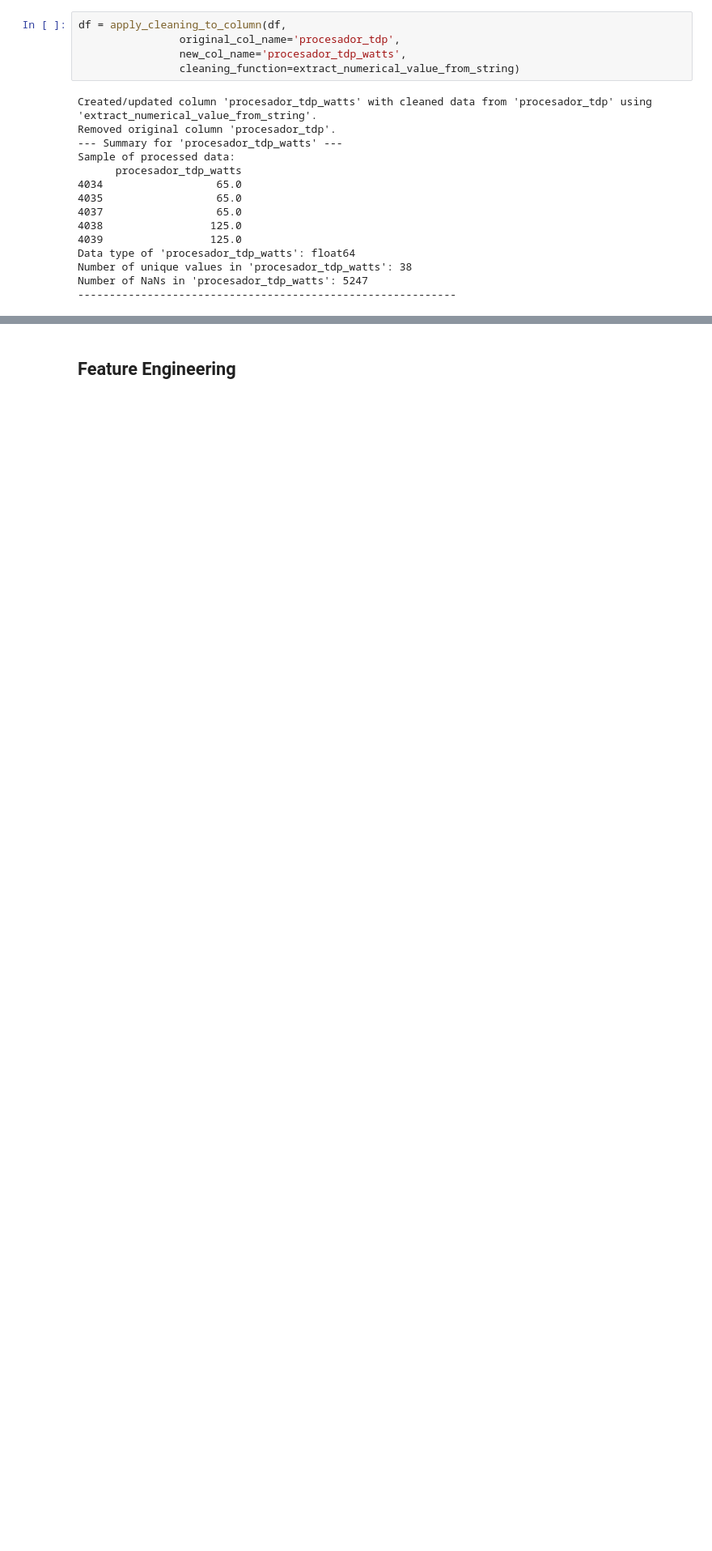
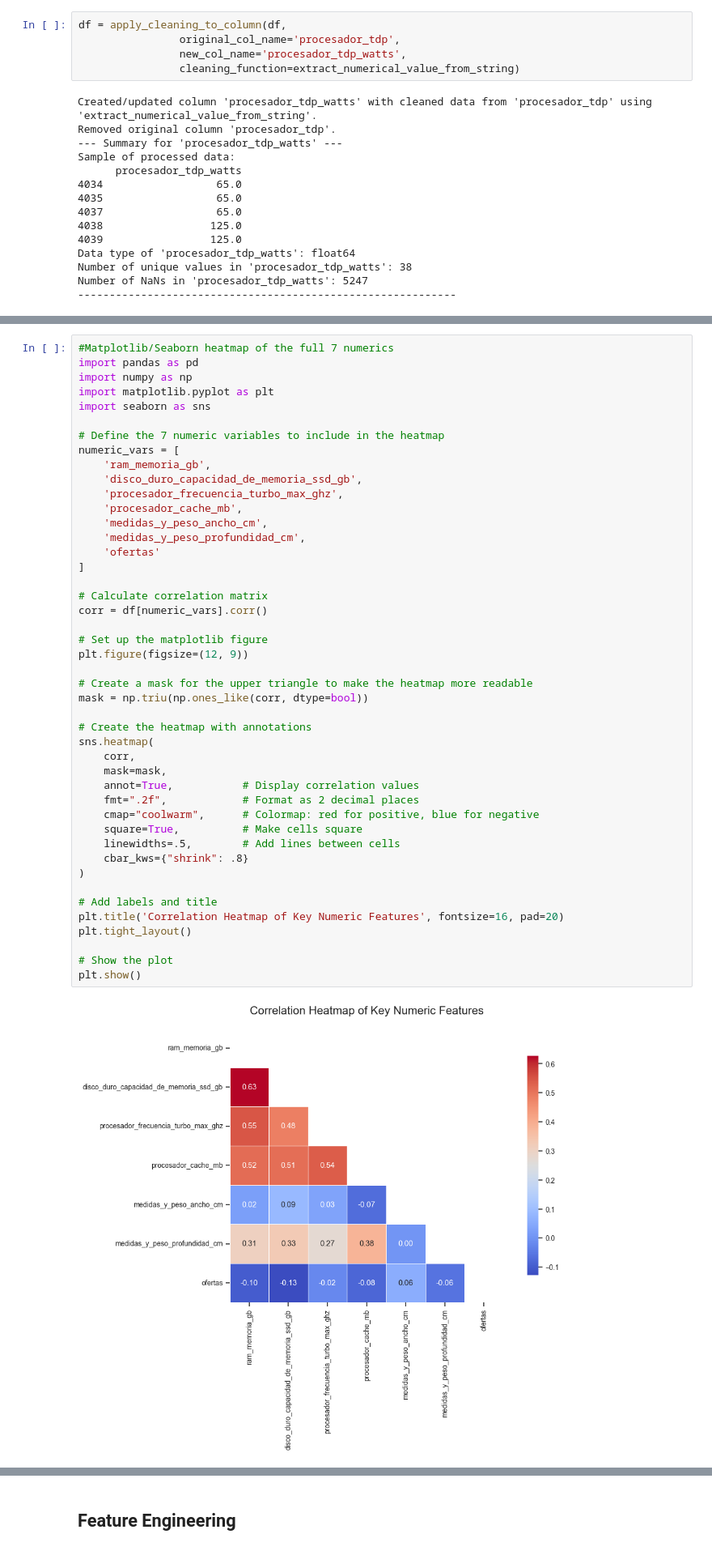
Before and after one commit to oholmess/PcPartPicker3000, a Jupyter notebook: assignment/EDA.ipynb, the cells around one changed output, grey strips where cells are left out. Shown at 81% size. Saved outputs shown, nothing was run; the diff lists cells and outputs as text; blank space fills up the shorter version.

```diff
--- a/assignment/EDA.ipynb
+++ b/assignment/EDA.ipynb
@@ -1408,0 +1588,47 @@ Number of NaNs in 'procesador_tdp_watts': 5247
+# %%
+#Matplotlib/Seaborn heatmap of the full 7 numerics
+import pandas as pd
+import numpy as np
+import matplotlib.pyplot as plt
+import seaborn as sns
+
+# Define the 7 numeric variables to include in the heatmap
+numeric_vars = [
+    'ram_memoria_gb',
+    'disco_duro_capacidad_de_memoria_ssd_gb',
+    'procesador_frecuencia_turbo_max_ghz',
+    'procesador_cache_mb',
+    'medidas_y_peso_ancho_cm',
+    'medidas_y_peso_profundidad_cm',
+    'ofertas'
+]
+
+# Calculate correlation matrix
+corr = df[numeric_vars].corr()
+
+# Set up the matplotlib figure
+plt.figure(figsize=(12, 9))
+
+# Create a mask for the upper triangle to make the heatmap more readable
+mask = np.triu(np.ones_like(corr, dtype=bool))
+
+# Create the heatmap with annotations
+sns.heatmap(
+    corr,
+    mask=mask,
+    annot=True,           # Display correlation values
+    fmt=".2f",            # Format as 2 decimal places
+    cmap="coolwarm",      # Colormap: red for positive, blue for negative
+    square=True,          # Make cells square
+    linewidths=.5,        # Add lines between cells
+    cbar_kws={"shrink": .8}
+)
+
+# Add labels and title
+plt.title('Correlation Heatmap of Key Numeric Features', fontsize=16, pad=20)
+plt.tight_layout()
+
+# Show the plot
+plt.show()
+# %% [output]
+[figure, added]
```
Also changed, not shown: parts of 8 cells of this notebook.
